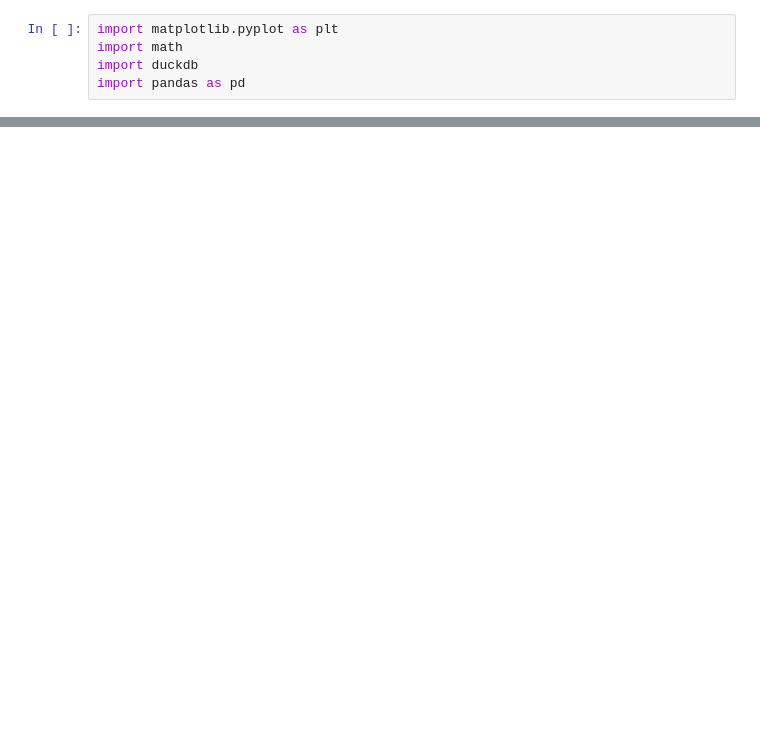
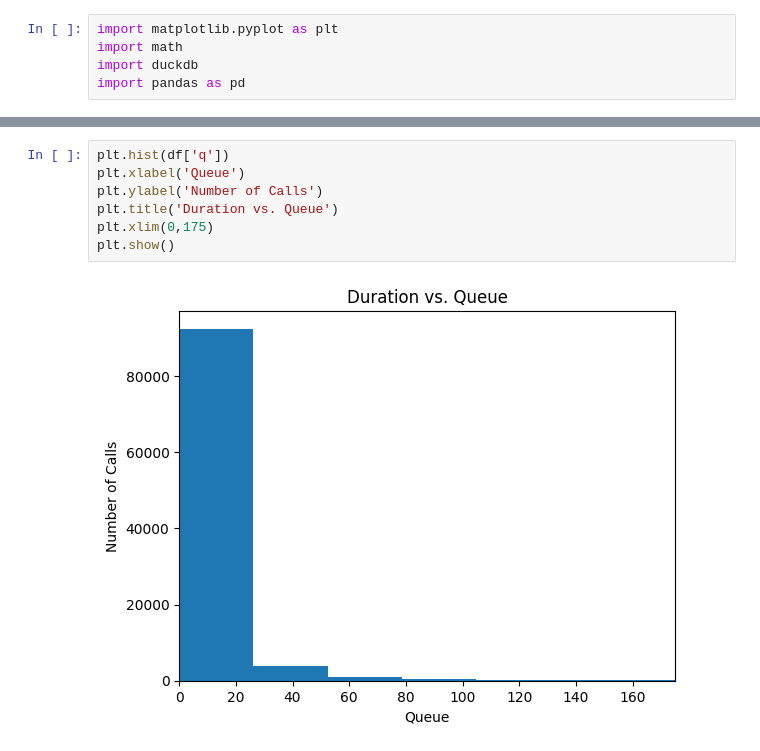
Before and after one commit to seayrj/Projects, a Jupyter notebook: Hackathon.ipynb, the cells around one changed output, grey strips where cells are left out. Cells and saved outputs as stored; diff of their text form; blank space fills up the shorter version.

```diff
--- a/Hackathon.ipynb
+++ b/Hackathon.ipynb
@@ -62,0 +89,9 @@ TypeError: unhashable type: 'list'
+# %%
+plt.hist(df['q'])
+plt.xlabel('Queue')
+plt.ylabel('Number of Calls')
+plt.title('Duration vs. Queue')
+plt.xlim(0,175)
+plt.show()
+# %% [output]
+[figure, added]
```
Also changed, not shown: parts of 9 cells of this notebook.
